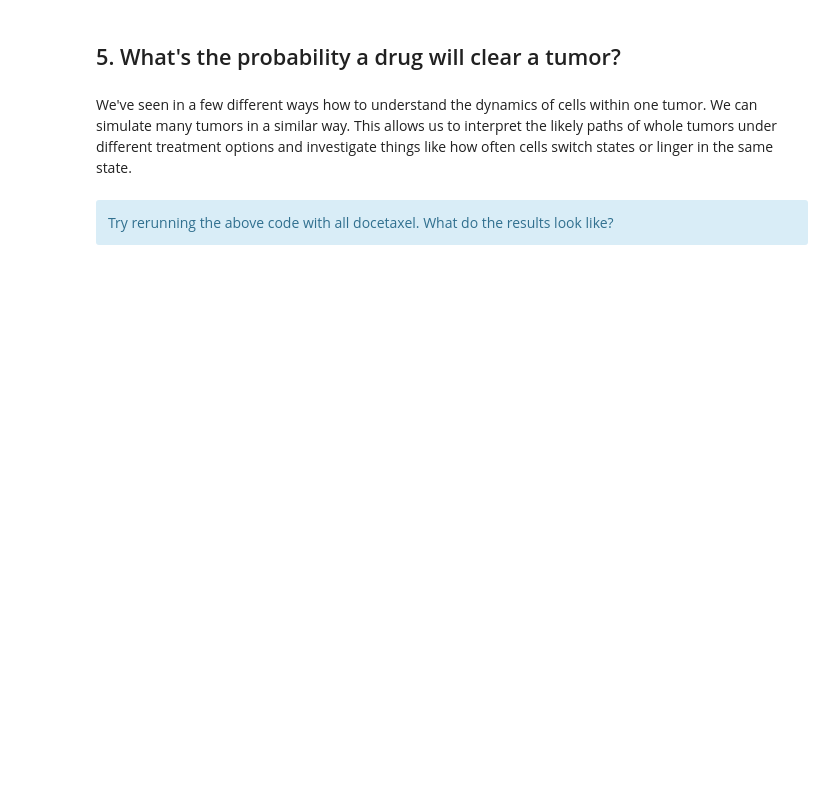
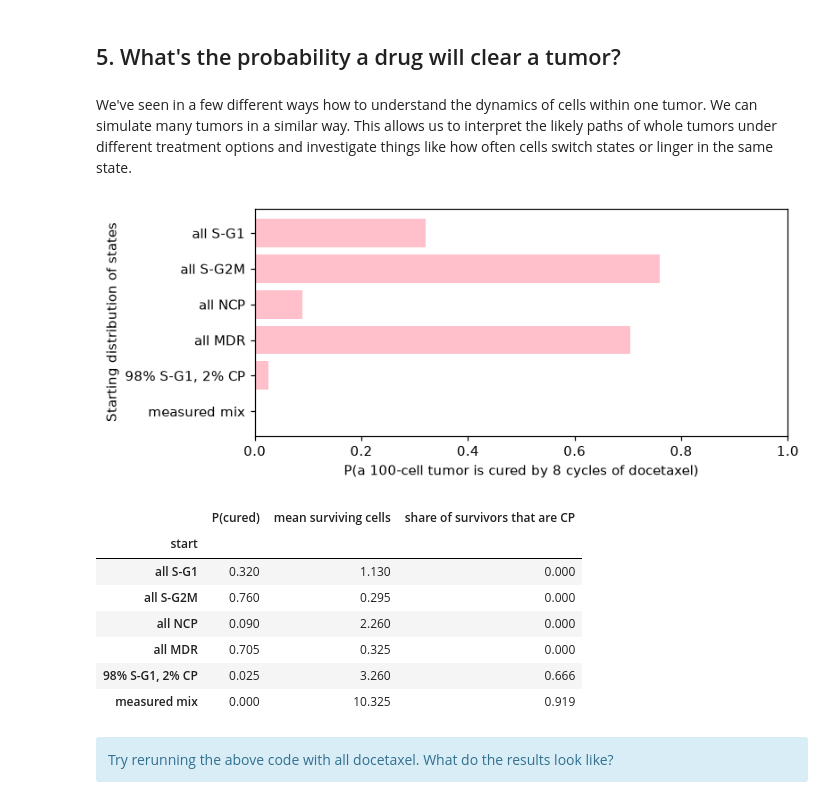
Before and after one commit to exoticlily25/uu_markov, a Jupyter notebook: lab_2/Lab09_markov_chain_cells.ipynb, the cells around one changed output. Drawn from its saved outputs; the diff is of its cells as text; code cells hidden in the pictures; blank space fills up the shorter version.

```diff
--- a/lab_2/Lab09_markov_chain_cells.ipynb
+++ b/lab_2/Lab09_markov_chain_cells.ipynb
@@ -521,31 +523,41 @@ def simulate_tumor(pi0, P, n_cells, n_cycles, rng):
 # %%
 N_CELLS, N_TUMORS = 100, 200
 P_TUMOR, N_TUMOR_CYCLES = P_osi, 8      # this simulation: 8 cycles of osimertinib
 scenarios = {
-    "all S-G1":       basis("S-G1", P_hat),
-    "all S-G2M":      basis("S-G2M", P_hat),
-    "all NCP":         basis("NCP", P_hat),
-    "all MDR":        basis("MDR", P_hat),
+    "all S-G1": basis("S-G1", P_hat),
+    "all S-G2M": basis("S-G2M", P_hat),
+    "all NCP":basis("NCP", P_hat),
+    "all MDR":basis("MDR", P_hat),
     "98% S-G1, 2% CP": 0.98 * basis("S-G1", P_hat) + 0.02 * basis("CP", P_hat),
     "measured mix":   pi_mix,
 }
 rows = []
 for name, pi0 in scenarios.items():
     finals = np.array([simulate_tumor(pi0, P_TUMOR, N_CELLS, N_TUMOR_CYCLES, rng) for _ in range(N_TUMORS)])
     alive = (finals != OUTCOMES.index("cleared")).sum(axis=1)
     rows.append({"start": name,
                  "P(cured)": np.mean(alive == 0),
                  "mean surviving cells": alive.mean(),
                  "share of survivors that are CP":
                      (finals == OUTCOMES.index("CP")).sum() / max(alive.sum(), 1)})
 results = pd.DataFrame(rows).set_index("start")
 
 fig, ax = plt.subplots(figsize=(7, 3))
-ax.barh(results.index[::-1], results["P(cured)"][::-1], color="#2a78d6")
+ax.barh(results.index[::-1], results["P(cured)"][::-1], color = "pink")
 ax.set_xlim(0, 1)
-ax.set_xlabel(f"P(a {N_CELLS}-cell tumor is cured by {N_TUMOR_CYCLES} cycles of osimertinib)")
+ax.set_xlabel(f"P(a {N_CELLS}-cell tumor is cured by {N_TUMOR_CYCLES} cycles of docetaxel)")
 ax.set_ylabel("Starting distribution of states")
 plt.show()
 results.round(3)
+# %% [output]
+[figure, added]
+|  | P(cured) | mean surviving cells | share of survivors that are CP |
+| start |  |  |  |
+| all S-G1 | 0.320 | 1.130 | 0.000 |
+| all S-G2M | 0.760 | 0.295 | 0.000 |
+| all NCP | 0.090 | 2.260 | 0.000 |
+| all MDR | 0.705 | 0.325 | 0.000 |
+| 98% S-G1, 2% CP | 0.025 | 3.260 | 0.666 |
+| measured mix | 0.000 | 10.325 | 0.919 |
 # %% [markdown]
 <div class="alert alert-info"> Try rerunning the above code with all docetaxel. What do the results look like? </div>
```
Also changed, not shown: parts of 14 cells of this notebook.
